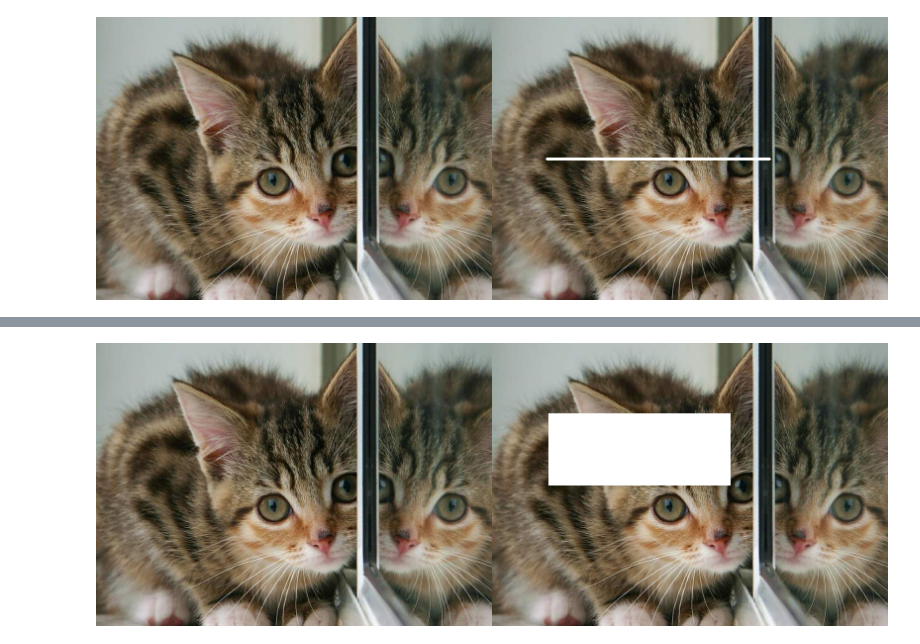
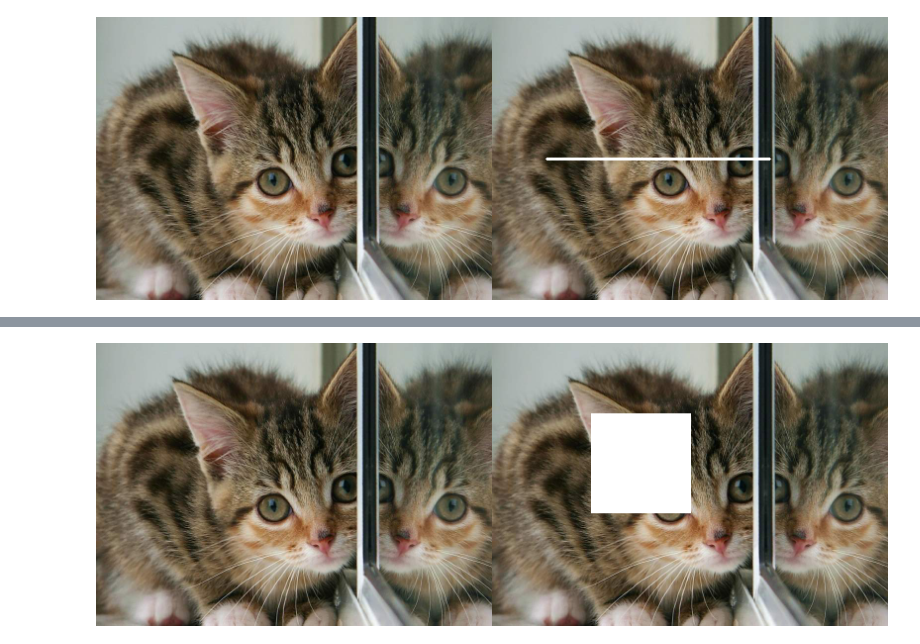
Before and after one commit to sitiaisyah14/PCVK_Genap_2023, a Jupyter notebook: Week1.ipynb, the cells around one changed output, grey strips where cells are left out. Drawn from its saved outputs; the diff is of its cells as text; code cells hidden in the pictures.

```diff
--- a/Week1.ipynb
+++ b/Week1.ipynb
@@ -122,17 +136,17 @@ cv2_imshow(final_frame)
 # %%
-# MEnggunakan fungsi rectangle dari library cv (koordinat)
+# Menggunakan fungsi rectangle dari library cv (koordinat)
 
 image_2 = cv.cvtColor(image, cv.COLOR_BGR2RGB)
 image_3 = cv.cvtColor(image, cv.COLOR_BGR2RGB)
 
-line_start = (int(lebar/7), int(tinggi/4))
-line_end = (int(3 * lebar/5), int(3*tinggi/6))
+line_start = (int(lebar/4), int(tinggi/4))
+line_end = (int(3 * lebar/6), int(3*tinggi/5))
 color = (255, 255, 255)
 thickness = -1
 
 cv.rectangle(image_3, line_start, line_end, color, thickness)
 
 final_frame = cv.hconcat((image_2, image_3))
 cv2_imshow(final_frame)
 # %% [output]
-[figure, old version]
+[figure, new version]
```
Also changed, not shown: parts of 2 cells of this notebook.
